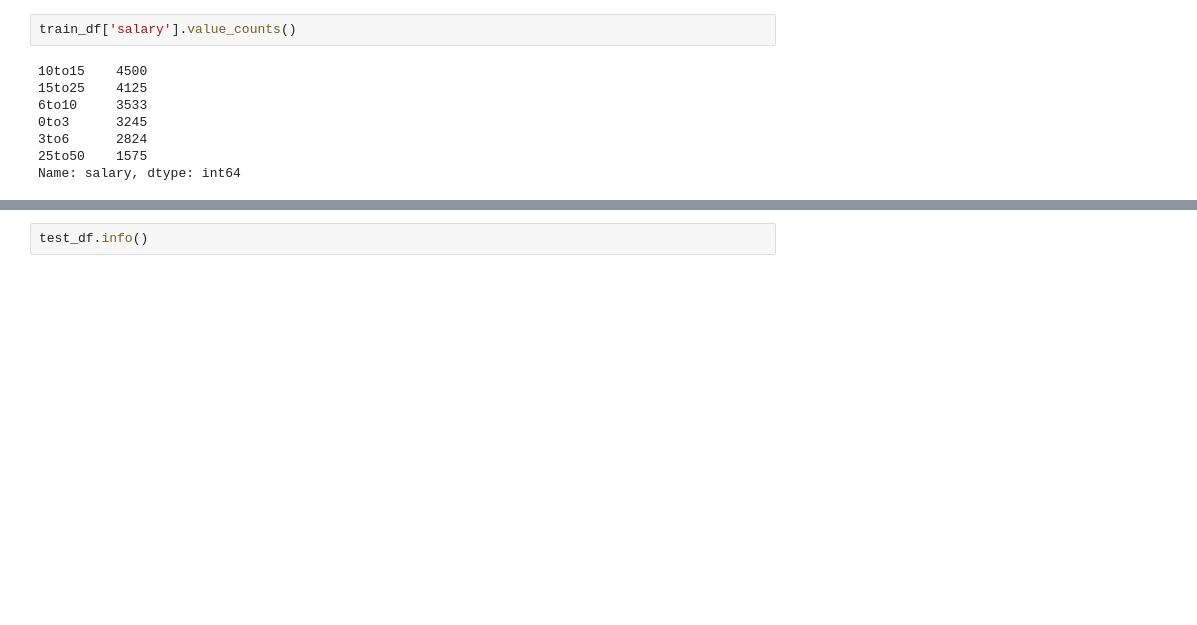
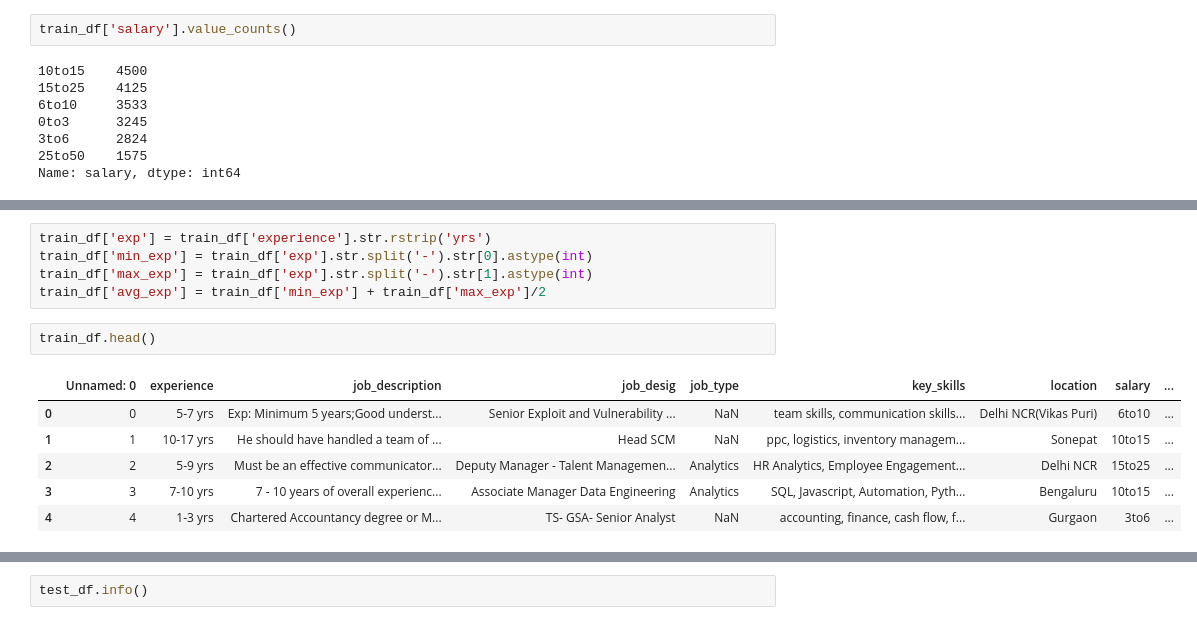
Before and after one commit to sitask/MachineHack, a Jupyter notebook: salary_predict.ipynb, the cells around one changed output, grey strips where cells are left out. Saved outputs shown, nothing was run; the diff lists cells and outputs as text; blank space fills up the shorter version.

```diff
--- a/salary_predict.ipynb
+++ b/salary_predict.ipynb
@@ -55,3 +62,17 @@ train_df[0:10]
+# %%
+train_df['exp'] = train_df['experience'].str.rstrip('yrs')
+train_df['min_exp'] = train_df['exp'].str.split('-').str[0].astype(int)
+train_df['max_exp'] = train_df['exp'].str.split('-').str[1].astype(int)
+train_df['avg_exp'] = train_df['min_exp'] + train_df['max_exp']/2
+# %%
+train_df.head()
+# %% [output]
+|  | Unnamed: 0 | experience | job_description | job_desig | job_type | key_skills | location | salary | ... |
+| 0 | 0 | 5-7 yrs | Exp: Minimum 5 years;Good underst... | Senior Exploit and Vulnerability ... | NaN | team skills, communication skills... | Delhi NCR(Vikas Puri) | 6to10 | ... |
+| 1 | 1 | 10-17 yrs | He should have handled a team of ... | Head SCM | NaN | ppc, logistics, inventory managem... | Sonepat | 10to15 | ... |
+| 2 | 2 | 5-9 yrs | Must be an effective communicator... | Deputy Manager - Talent Managemen... | Analytics | HR Analytics, Employee Engagement... | Delhi NCR | 15to25 | ... |
+| 3 | 3 | 7-10 yrs | 7 - 10 years of overall experienc... | Associate Manager Data Engineering | Analytics | SQL, Javascript, Automation, Pyth... | Bengaluru | 10to15 | ... |
+| 4 | 4 | 1-3 yrs | Chartered Accountancy degree or M... | TS- GSA- Senior Analyst | NaN | accounting, finance, cash flow, f... | Gurgaon | 3to6 | ... |
 # %%
 test_df.shape, train_df.shape
 # %% [output]
```
Also changed, not shown: parts of 31 cells of this notebook.
